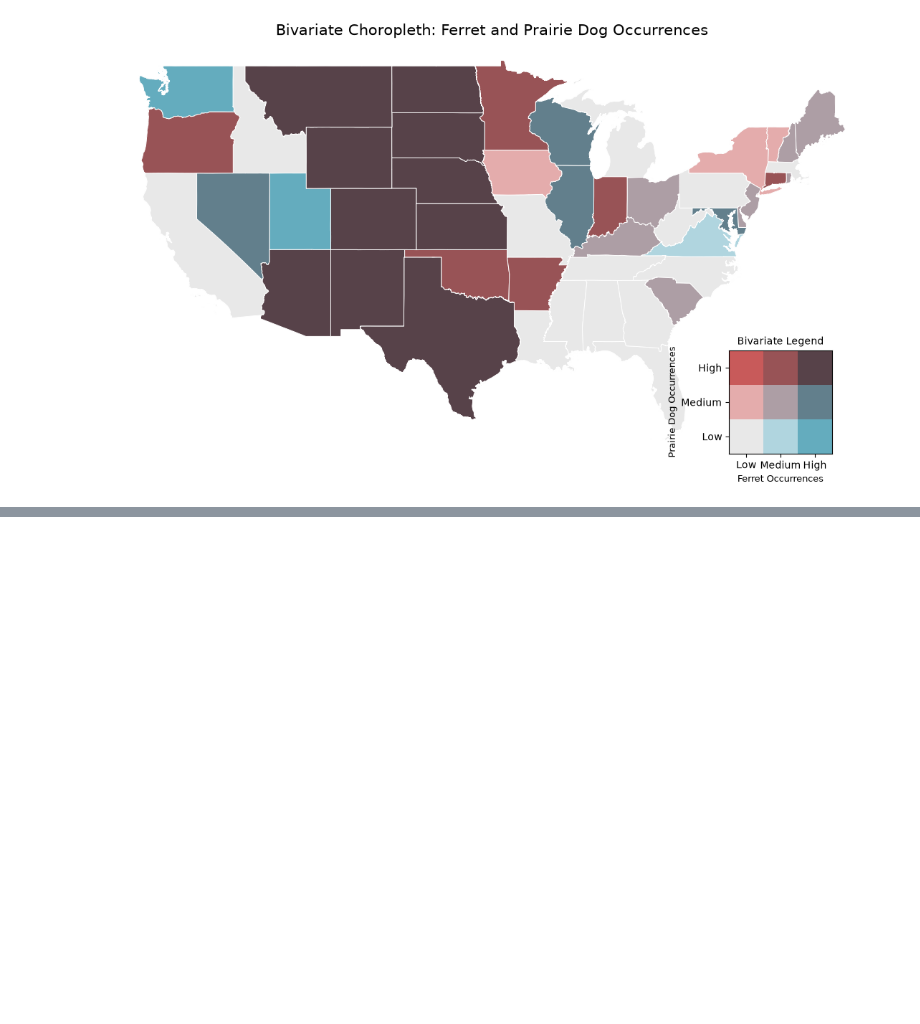
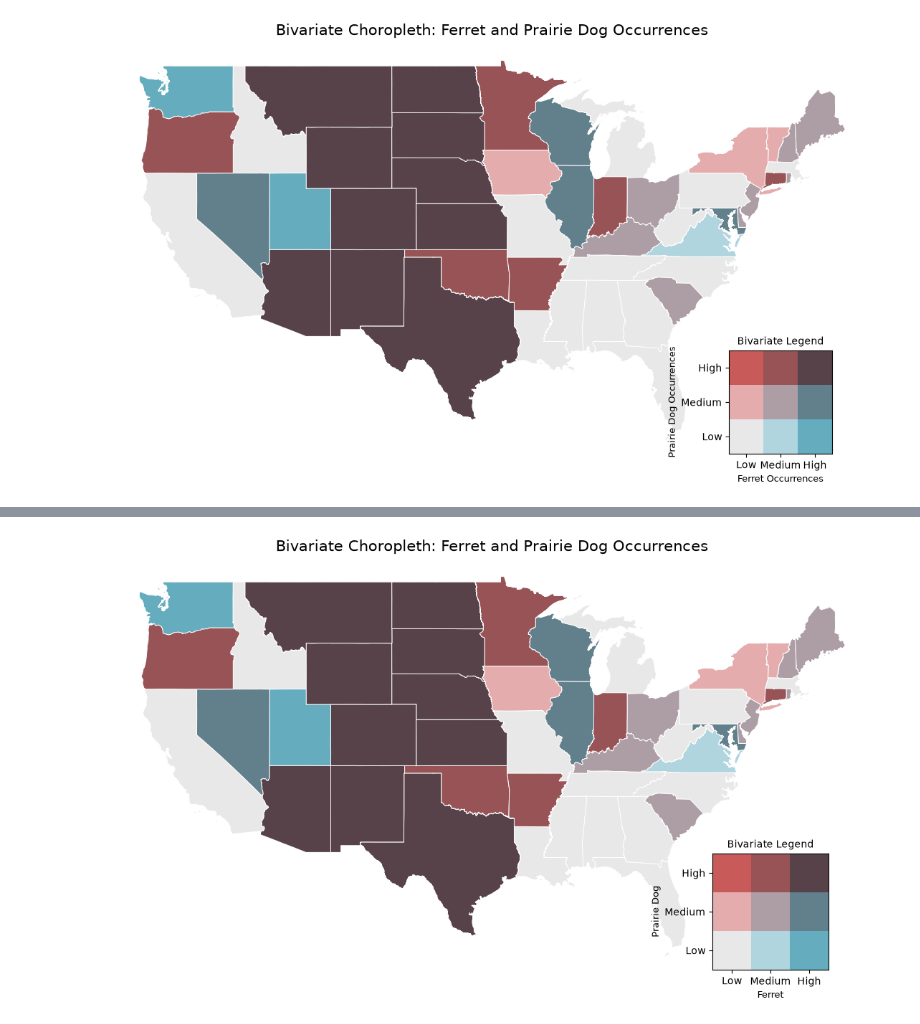
Before and after one commit to oliviapozytko/geog592-opozytko, a Jupyter notebook: homework/week08/homework08.ipynb, the cells around one changed output, grey strips where cells are left out. Saved outputs shown, nothing was run; the diff lists cells and outputs as text; code cells hidden in the pictures; blank space fills up the shorter version.

```diff
--- a/homework/week08/homework08.ipynb
+++ b/homework/week08/homework08.ipynb
@@ -434,0 +488,59 @@ plt.show()
+# %%
+
+from matplotlib.colors import to_rgb
+
+# 3x3 bivariate color palette
+colors = np.array([
+    ["#e8e8e8", "#b0d5df", "#64acbe"],
+    ["#e4acac", "#ad9ea5", "#627f8c"],
+    ["#c85a5a", "#985356", "#574249"]
+])
+
+# assign colors to states
+states_bivariate["color"] = [
+    colors[p, f]
+    for p, f in zip(
+        states_bivariate["prairie_class"],
+        states_bivariate["ferret_class"]
+    )
+]
+
+# convert HEX colors to RGB for legend
+rgb_colors = np.array([
+    [to_rgb(c) for c in row]
+    for row in colors
+])
+
+fig, ax = plt.subplots(figsize=(14, 9))
+
+states_bivariate.plot(
+    ax=ax,
+    color=states_bivariate["color"],
+    edgecolor="white",
+    linewidth=0.7
+)
+
+ax.set_title(
+    "Bivariate Choropleth: Ferret and Prairie Dog Occurrences",
+    fontsize=15
+)
+ax.set_axis_off()
+
+# legend inset
+legend_ax = fig.add_axes([0.70, 0.18, 0.18, 0.18])
+legend_ax.imshow(rgb_colors, origin="lower")
+
+legend_ax.set_xticks([0, 1, 2])
+legend_ax.set_yticks([0, 1, 2])
+
+legend_ax.set_xticklabels(["Low", "Medium", "High"])
+legend_ax.set_yticklabels(["Low", "Medium", "High"])
+
+legend_ax.set_xlabel("Ferret", fontsize=9)
+legend_ax.set_ylabel("Prairie Dog", fontsize=9)
+legend_ax.set_title("Bivariate Legend", fontsize=10)
+
+plt.savefig("bivariate_map.png", dpi=300, bbox_inches="tight")
+plt.show()
+# %% [output]
+[figure, added]
```
Also changed, not shown: parts of 2 cells of this notebook, 2 other files.
